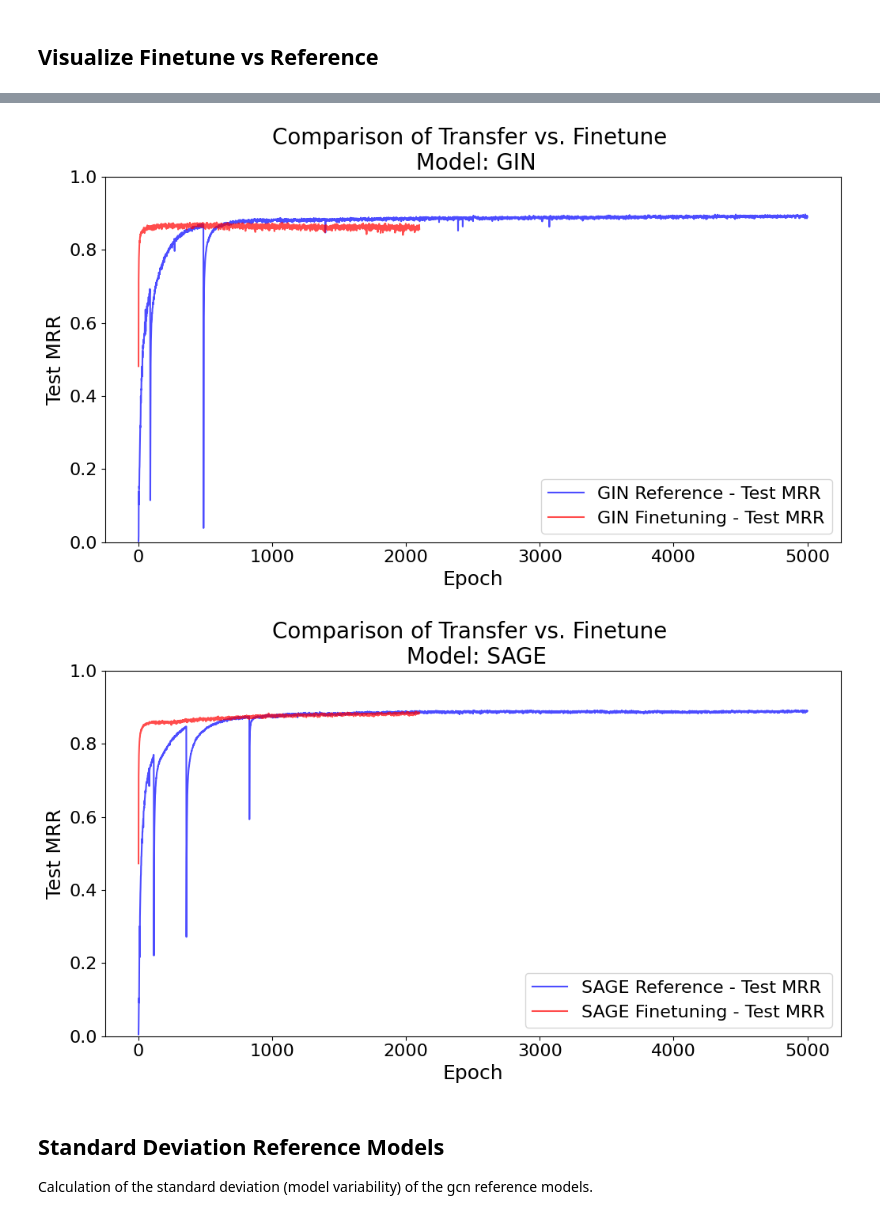
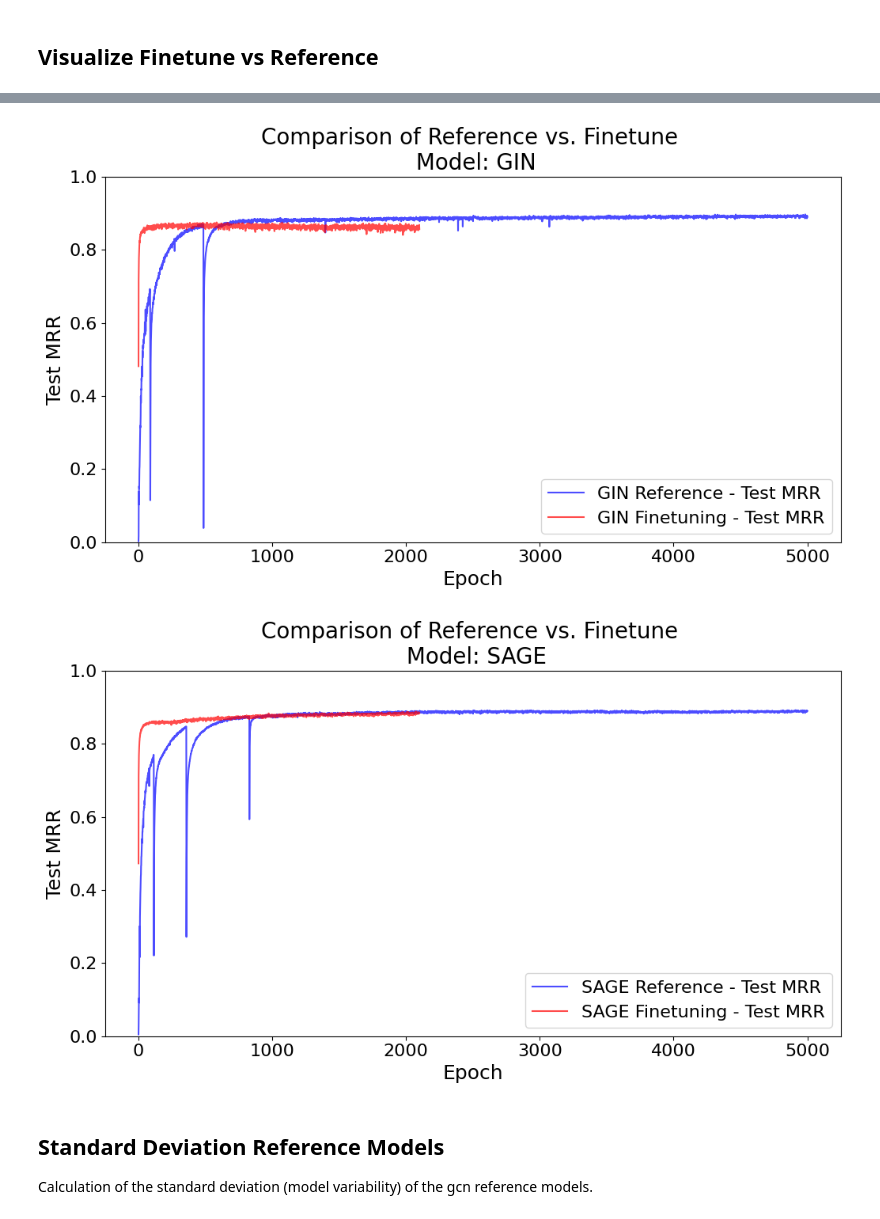
Before and after one commit to tmandelz/link-prediction-in-graphs, a Jupyter notebook: evaluation/5_visualise_results_training_curves_puplication.ipynb, the cells around one changed output, grey strips where cells are left out. Drawn from its saved outputs; the diff is of its cells as text; code cells hidden in the pictures.

```diff
--- a/evaluation/5_visualise_results_training_curves_puplication.ipynb
+++ b/evaluation/5_visualise_results_training_curves_puplication.ipynb
@@ -227,7 +229,7 @@ gcn_df['metricValue'] = gcn_df['metricValue'].astype(float)
 gin_df['metricValue'] = gin_df['metricValue'].astype(float)
 sage_df['metricValue'] = sage_df['metricValue'].astype(float)
 
-plot_training_curves(gin_df, "arXiv CS Reference GCN - MRR Curves")
-plot_training_curves(gin_df, "arXiv CS Reference GIN - MRR Curves")
-plot_training_curves(sage_df, "arXiv CS Reference SAGE - MRR Curves")
+plot_training_curves(gin_df, "Reference GCN - MRR Curves")
+plot_training_curves(gin_df, "Reference GIN - MRR Curves")
+plot_training_curves(sage_df, "Reference SAGE - MRR Curves")
 # %% [output]
@@ -456,25 +459,28 @@ plt.show()
 # %%
 sns.lineplot(gin_df[gin_df["metricName"] == "test_mrr"],x="epoch",y="metricValue", label="GIN Reference - Test MRR",color="blue",alpha=0.7)
 sns.lineplot(gin_df_fine[gin_df_fine["metricName"] == "test_mrr"],x="epoch",y="metricValue", label="GIN Finetuning - Test MRR",color="red",alpha=0.7)
 plt.ylim(0,1)
 plt.xlabel('Epoch')
 plt.ylabel('Test MRR')
-plt.title("Comparison of Transfer vs. Finetune \n Model: GIN")
+plt.title("Comparison of Reference vs. Finetune \n Model: GIN")
 plt.legend()
+plt.savefig("gin_fine_vs_reference.pdf", format='pdf',dpi=5000,bbox_inches='tight')
 plt.show()
 # %% [output]
-[figure, old version]
+[figure, new version]
 # %%
 sns.lineplot(sage_df[sage_df["metricName"] == "test_mrr"],x="epoch",y="metricValue", label="SAGE Reference - Test MRR",color="blue",alpha=0.7)
 sns.lineplot(sage_df_fine[sage_df_fine["metricName"] == "test_mrr"],x="epoch",y="metricValue", label="SAGE Finetuning - Test MRR",color="red",alpha=0.7)
 plt.ylim(0,1)
 plt.xlabel('Epoch')
 plt.ylabel('Test MRR')
-plt.title("Comparison of Transfer vs. Finetune \n Model: SAGE")
+plt.title("Comparison of Reference vs. Finetune \n Model: SAGE")
+plt.savefig("sage_fine_vs_reference.pdf", format='pdf',dpi=5000,bbox_inches='tight')
+
 plt.legend()
 plt.show()
 # %% [output]
-[figure, old version]
+[figure, new version]
 # %% [markdown]
 ## Standard Deviation Reference Models
 Calculation of the standard deviation (model variability) of the gcn reference models.
```
Also changed, not shown: parts of 8 cells of this notebook.
